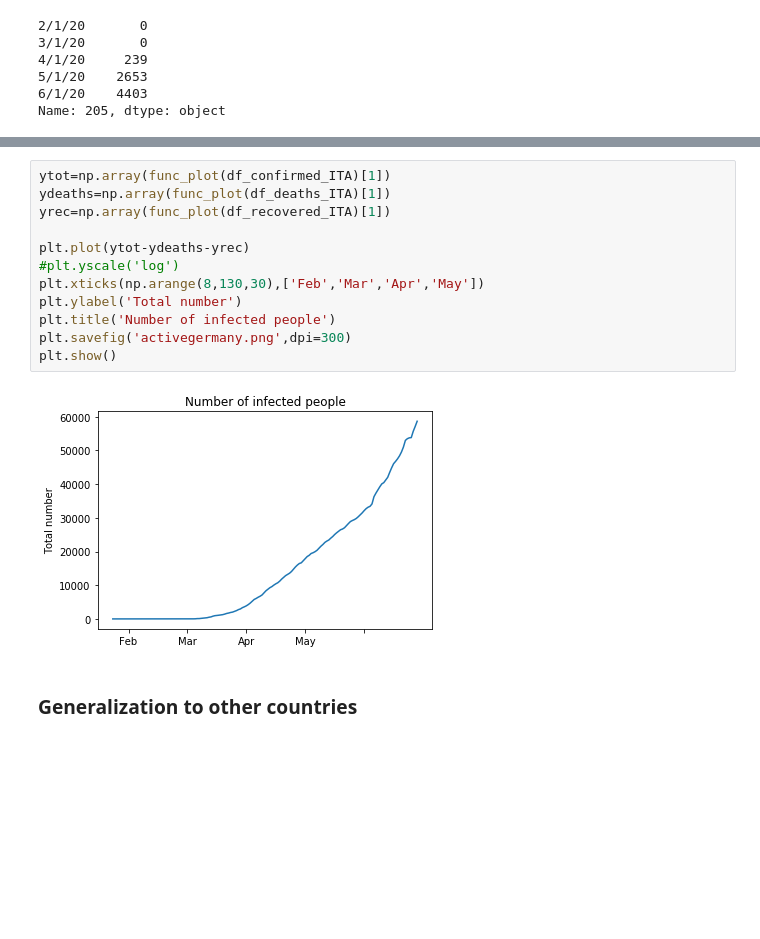
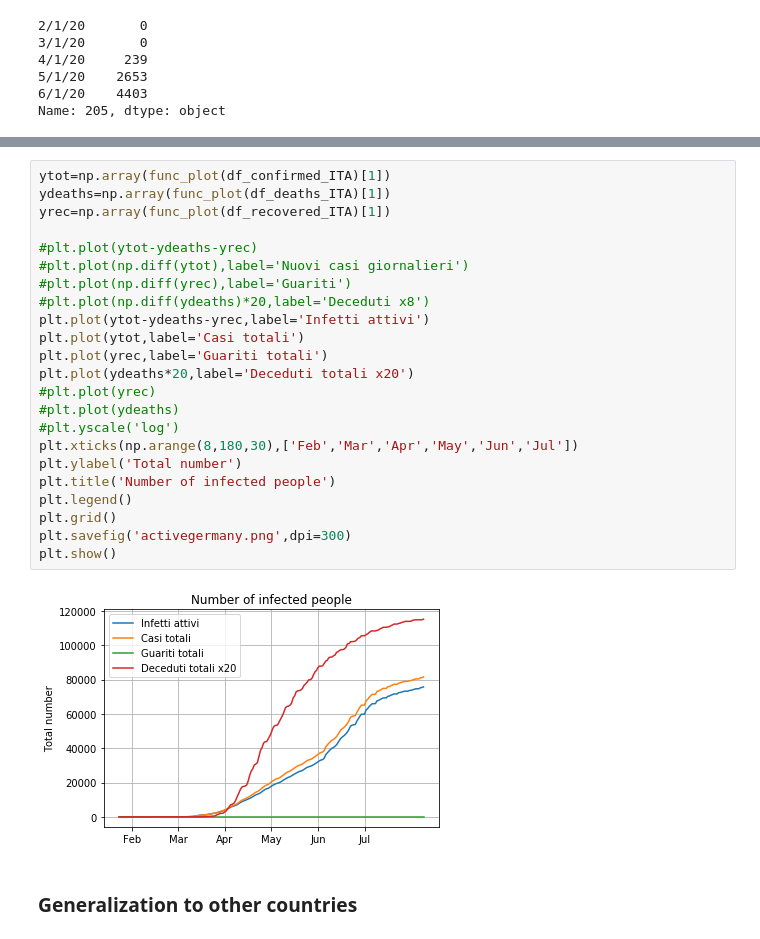
Before and after one commit to apalladi/datascienceprojects, a Jupyter notebook: covid19/statistical_analysis_WORLD.ipynb, the cells around one changed output, grey strips where cells are left out. Saved outputs shown, nothing was run; the diff lists cells and outputs as text; blank space fills up the shorter version.

```diff
--- a/covid19/statistical_analysis_WORLD.ipynb
+++ b/covid19/statistical_analysis_WORLD.ipynb
@@ -194,17 +198,28 @@ plt.plot(np.diff(data_germ))
 # %%
 ytot=np.array(func_plot(df_confirmed_ITA)[1])
 ydeaths=np.array(func_plot(df_deaths_ITA)[1])
 yrec=np.array(func_plot(df_recovered_ITA)[1])
 
-plt.plot(ytot-ydeaths-yrec)
+#plt.plot(ytot-ydeaths-yrec)
+#plt.plot(np.diff(ytot),label='Nuovi casi giornalieri')
+#plt.plot(np.diff(yrec),label='Guariti')
+#plt.plot(np.diff(ydeaths)*20,label='Deceduti x8')
+plt.plot(ytot-ydeaths-yrec,label='Infetti attivi')
+plt.plot(ytot,label='Casi totali')
+plt.plot(yrec,label='Guariti totali')
+plt.plot(ydeaths*20,label='Deceduti totali x20')
+#plt.plot(yrec)
+#plt.plot(ydeaths)
 #plt.yscale('log')
-plt.xticks(np.arange(8,130,30),['Feb','Mar','Apr','May'])
+plt.xticks(np.arange(8,180,30),['Feb','Mar','Apr','May','Jun','Jul'])
 plt.ylabel('Total number')
 plt.title('Number of infected people')
+plt.legend()
+plt.grid()
 plt.savefig('activegermany.png',dpi=300)
 plt.show()
 # %% [output]
-[figure, old version]
+[figure, new version]
 # %% [markdown]
 ### Generalization to other countries
 # %%
```
Also changed, not shown: parts of 28 cells of this notebook, 51 other files.
